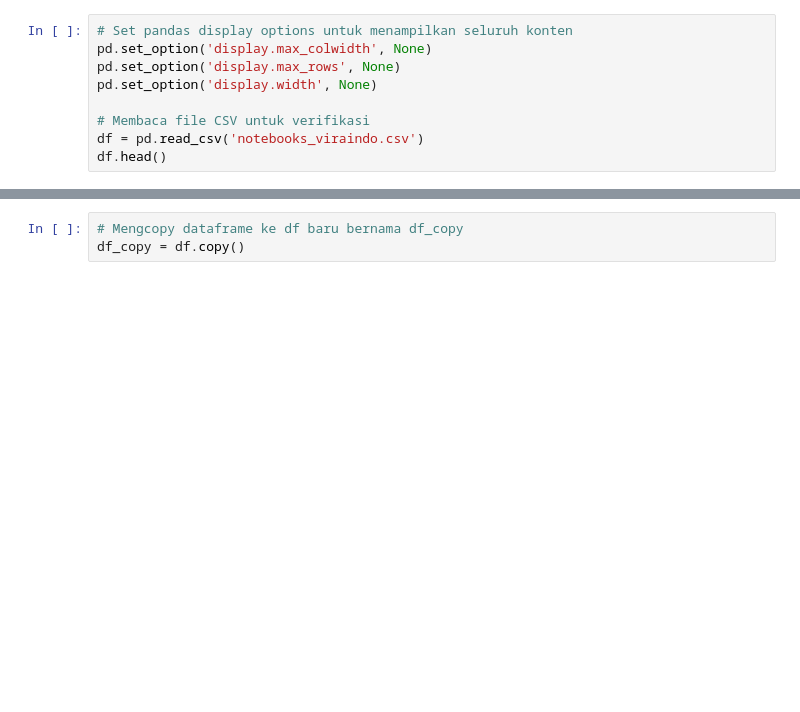
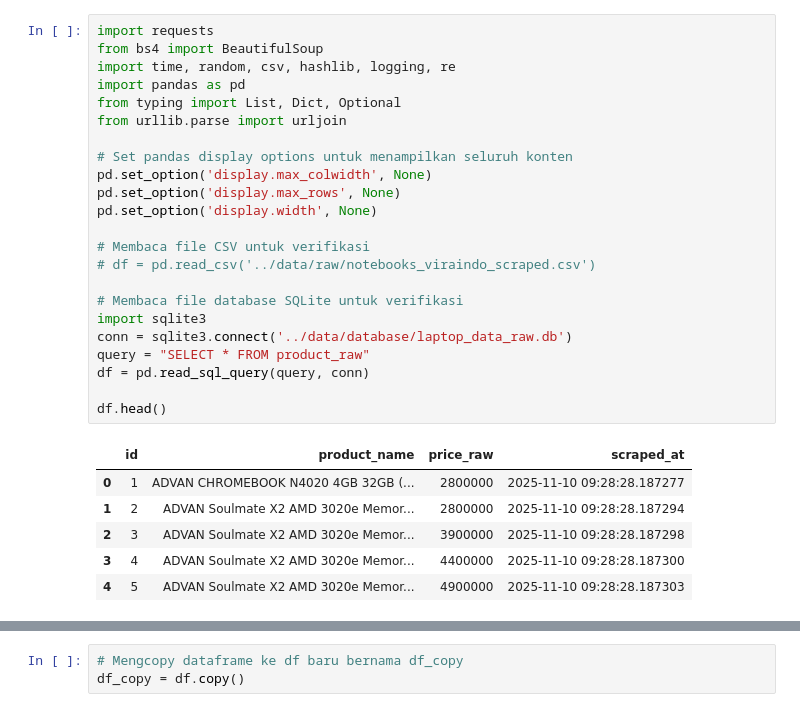
Before and after one commit to wiradp/web-scrape, a Jupyter notebook: notebooks/etl.ipynb, the cells around one changed output, grey strips where cells are left out. Cells and saved outputs as stored; diff of their text form; blank space fills up the shorter version.

```diff
--- a/web-scrape2.ipynb
+++ b/notebooks/etl.ipynb
@@ -107,9 +1,30 @@ if __name__ == "__main__":
-# %%
-# Set pandas display options untuk menampilkan seluruh konten
-pd.set_option('display.max_colwidth', None)
-pd.set_option('display.max_rows', None)
-pd.set_option('display.width', None)
-
-# Membaca file CSV untuk verifikasi
-df = pd.read_csv('notebooks_viraindo.csv')
-df.head()
+# %%
+import requests
+from bs4 import BeautifulSoup
+import time, random, csv, hashlib, logging, re
+import pandas as pd
+from typing import List, Dict, Optional
+from urllib.parse import urljoin
+
+# Set pandas display options untuk menampilkan seluruh konten
+pd.set_option('display.max_colwidth', None)
+pd.set_option('display.max_rows', None)
+pd.set_option('display.width', None)
+
+# Membaca file CSV untuk verifikasi
+# df = pd.read_csv('../data/raw/notebooks_viraindo_scraped.csv')
+
+# Membaca file database SQLite untuk verifikasi
+import sqlite3
+conn = sqlite3.connect('../data/database/laptop_data_raw.db')
+query = "SELECT * FROM product_raw"
+df = pd.read_sql_query(query, conn)
+
+df.head()
+# %% [output]
+|  | id | product_name | price_raw | scraped_at |
+| 0 | 1 | ADVAN CHROMEBOOK N4020 4GB 32GB (... | 2800000 | 2025-11-10 09:28:28.187277 |
+| 1 | 2 | ADVAN Soulmate X2 AMD 3020e Memor... | 2800000 | 2025-11-10 09:28:28.187294 |
+| 2 | 3 | ADVAN Soulmate X2 AMD 3020e Memor... | 3900000 | 2025-11-10 09:28:28.187298 |
+| 3 | 4 | ADVAN Soulmate X2 AMD 3020e Memor... | 4400000 | 2025-11-10 09:28:28.187300 |
+| 4 | 5 | ADVAN Soulmate X2 AMD 3020e Memor... | 4900000 | 2025-11-10 09:28:28.187303 |
```
Also changed, not shown: parts of 54 cells of this notebook, 16 other files.
